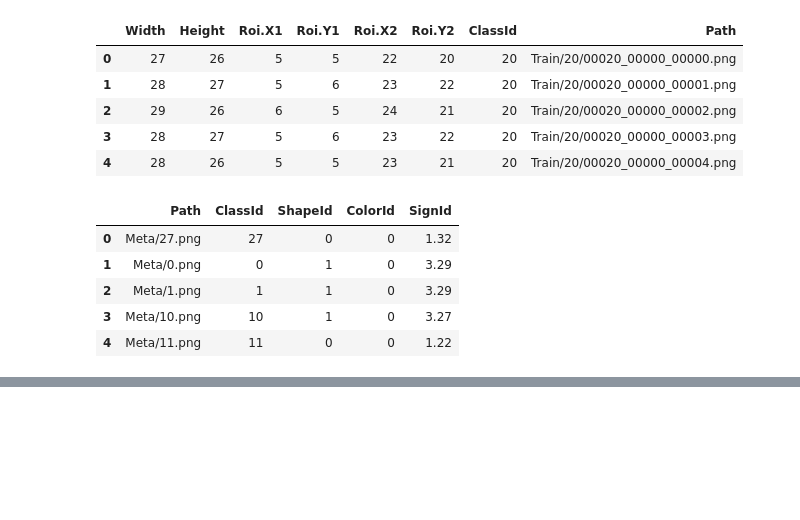
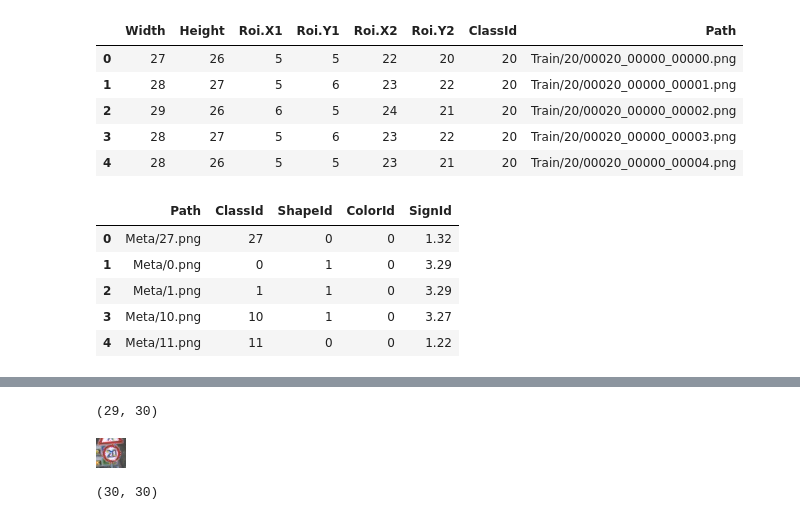
Before and after one commit to arm-on/phd-thesis-until-shahrivar-1402, a Jupyter notebook: experiments/codes/gtsrb.ipynb, the cells around one changed output, grey strips where cells are left out. Saved outputs shown, nothing was run; the diff lists cells and outputs as text; code cells hidden in the pictures; blank space fills up the shorter version.

Commit message:
gtsrb sizes are not equal!

```diff
--- a/experiments/codes/gtsrb.ipynb
+++ b/experiments/codes/gtsrb.ipynb
@@ -28,0 +39,14 @@ meta_df.head()
+# %%
+image.size
+# %% [output]
+(29, 30)
+# %%
+image = Image.open('/home/user01/gtsrb/Train/0/00000_00000_00002.png')
+# %%
+image
+# %% [output]
+[figure, added]
+# %%
+image.size
+# %% [output]
+(30, 30)
```
Also changed, not shown: parts of 5 cells of this notebook.
